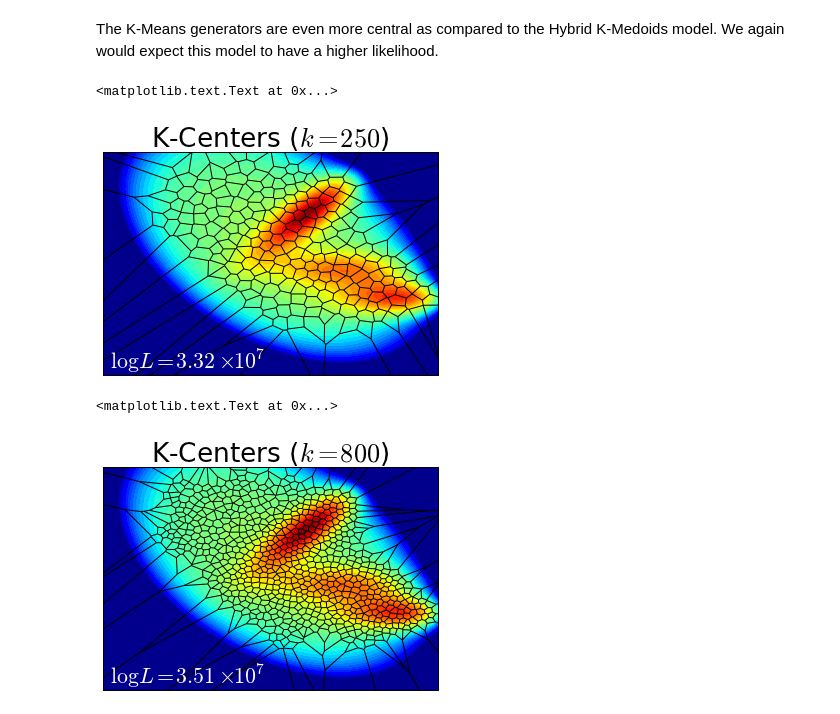
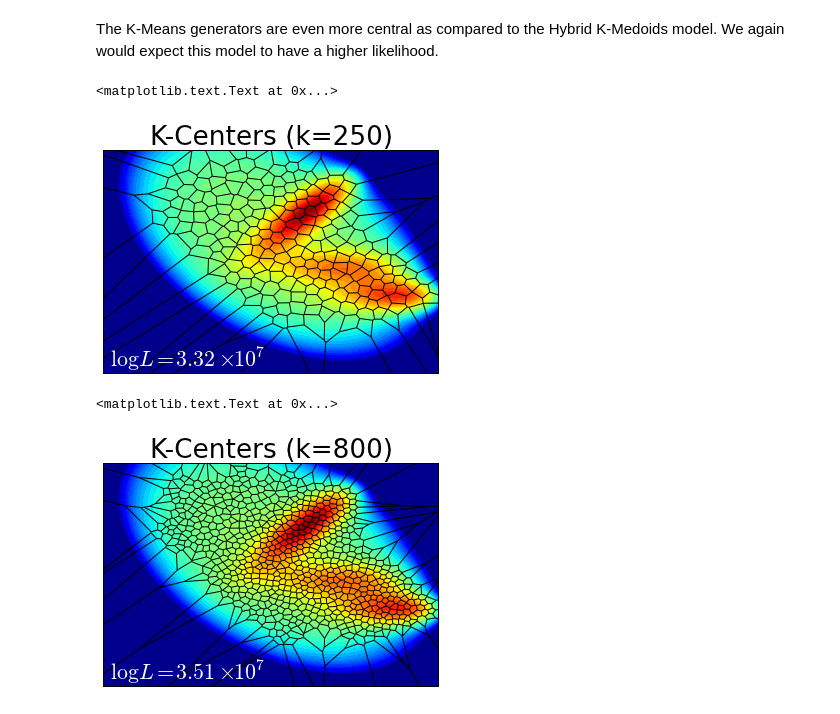
Before and after one commit to rmcgibbo/opt-k, a Jupyter notebook: muller/voronoi2.ipynb, the cells around one changed output. Cells and saved outputs as stored; diff of their text form; code cells hidden in the pictures.

```diff
--- a/muller/voronoi2.ipynb
+++ b/muller/voronoi2.ipynb
@@ -68,15 +68,15 @@ text(shown_limits[0]+0.1, shown_limits[2]+0.1, '$\log L = %s$' % s_fmtr._formatS
 The K-Means generators are even more central as compared to the Hybrid K-Medoids model. We again would expect this model to have a higher likelihood.
 # %%
 plot_stuff(k250)
-title('K-Centers ($k=250$)')
+title('K-Centers (k=250)')
 text(shown_limits[0]+0.1, shown_limits[2]+0.1, '$\log L = %s$' % s_fmtr._formatSciNotation('%.2e'%klikes[5]), color='white')
 # %% [output]
 <matplotlib.text.Text at 0x...>
-[figure, old version]
+[figure, new version]
 # %%
 plot_stuff(k800)
-title('K-Centers ($k=800$)')
+title('K-Centers (k=800)')
 text(shown_limits[0]+0.1, shown_limits[2]+0.1, '$\log L = %s$' % s_fmtr._formatSciNotation('%.2e'%mlikes[16]), color='white')
 # %% [output]
 <matplotlib.text.Text at 0x...>
-[figure, old version]
+[figure, new version]
```
Also changed, not shown: parts of 2 cells of this notebook.
